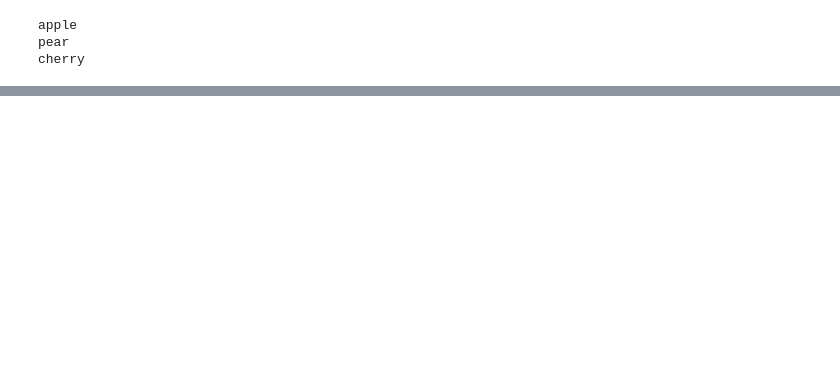
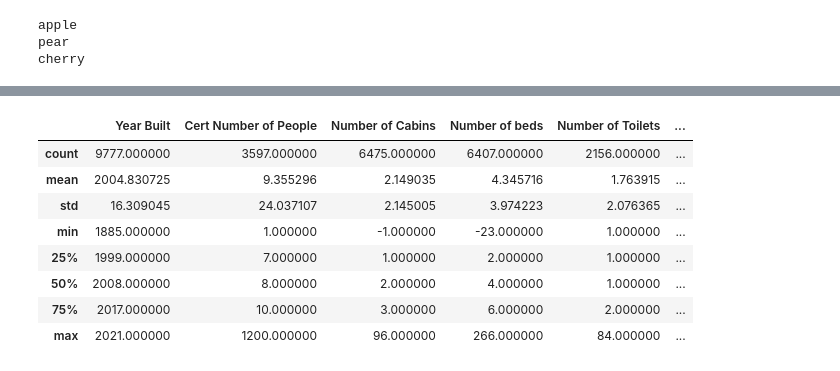
Before and after one commit to SueHolder/OVFAcademy, a Jupyter notebook: Untitled0.ipynb, the cells around one changed output, grey strips where cells are left out. Saved outputs shown, nothing was run; the diff lists cells and outputs as text; code cells hidden in the pictures; blank space fills up the shorter version.

```diff
--- a/Untitled0.ipynb
+++ b/Untitled0.ipynb
@@ -152,0 +283,12 @@ Last_list = [element for ele]
+# %%
+df.describe() # To have some descriptive statistics
+# %% [output]
+|  | Year Built | Cert Number of People | Number of Cabins | Number of beds | Number of Toilets | ... |
+| count | 9777.000000 | 3597.000000 | 6475.000000 | 6407.000000 | 2156.000000 | ... |
+| mean | 2004.830725 | 9.355296 | 2.149035 | 4.345716 | 1.763915 | ... |
+| std | 16.309045 | 24.037107 | 2.145005 | 3.974223 | 2.076365 | ... |
+| min | 1885.000000 | 1.000000 | -1.000000 | -23.000000 | 1.000000 | ... |
+| 25% | 1999.000000 | 7.000000 | 1.000000 | 2.000000 | 1.000000 | ... |
+| 50% | 2008.000000 | 8.000000 | 2.000000 | 4.000000 | 1.000000 | ... |
+| 75% | 2017.000000 | 10.000000 | 3.000000 | 6.000000 | 2.000000 | ... |
+| max | 2021.000000 | 1200.000000 | 96.000000 | 266.000000 | 84.000000 | ... |
```
Also changed, not shown: parts of 22 cells of this notebook.
